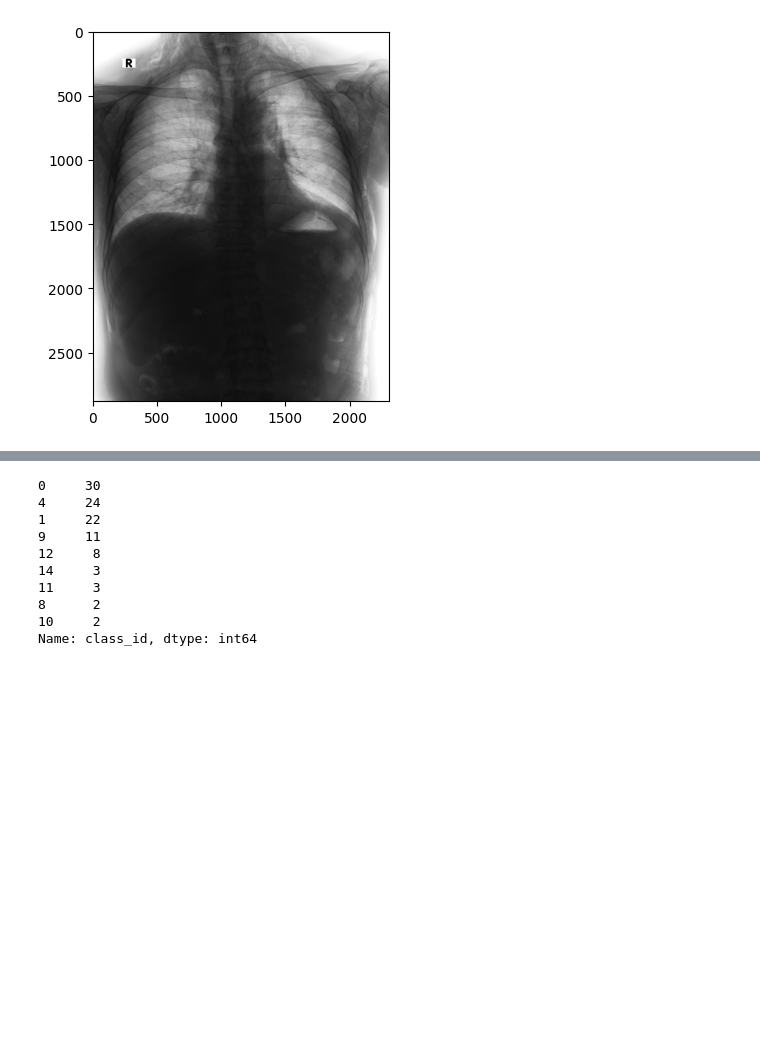
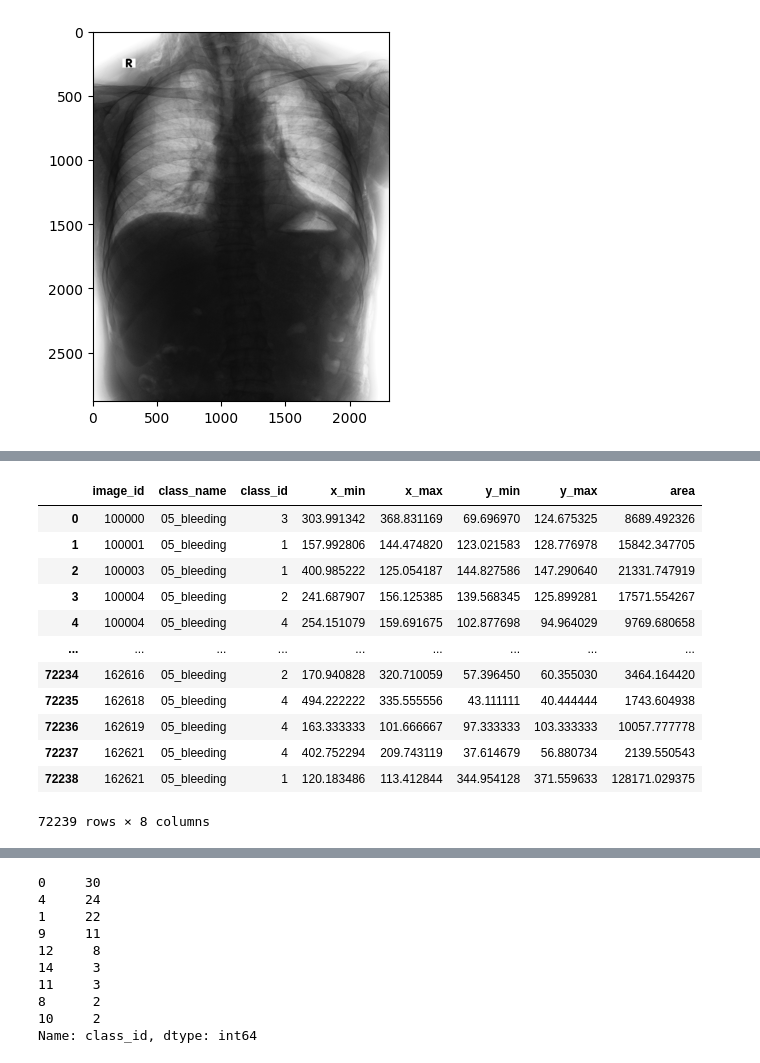
Before and after one commit to bibiana1202/reference_study, a Jupyter notebook: Faster RCNN/lesiondata-fasterrcnn-pytorch-train.ipynb, the cells around one changed output, grey strips where cells are left out. Saved outputs shown, nothing was run; the diff lists cells and outputs as text; code cells hidden in the pictures; blank space fills up the shorter version.

```diff
--- a/Faster RCNN/lesiondata-fasterrcnn-pytorch-train.ipynb
+++ b/Faster RCNN/lesiondata-fasterrcnn-pytorch-train.ipynb
@@ -473,0 +521,8 @@ train_df
+# %%
+# train_annotations.json -> train_df
+import json
+DIR_INPUT = 'C:/A/lesionData/data_coco'
+file_path = DIR_INPUT+"/train_annotations.json"
+
+with open(file_path, 'r') as file:
+    data = json.load(file)
@@ -473,0 +537,32 @@ train_df
+# %%
+import pandas as pd
+
+train_dic={
+    'image_id':[],
+    'class_name':[],
+    'class_id':[],
+    'x_min':[],
+    'x_max':[],
+    'y_min':[],
+    'y_max':[],
+    'area':[]
+}
+
+for i,dic in enumerate(data['annotations']):
+    train_dic['image_id'].append(dic['image_id'])
+    train_dic['class_id'].append(dic['category_id'])
+    if train_dic['class_id'] == 1:
+        train_dic['class_name'].append('01_ulcer')
+    elif train_dic['class_id'] == 2:
+        train_dic['class_name'].append('02_mass')
+    elif train_dic['class_id'] == 3:
+        train_dic['class_name'].append('04_lymph')
+    else:
+        train_dic['class_name'].append('05_bleeding')
+    train_dic['x_min'].append(dic['bbox'][0])
+    train_dic['x_max'].append(dic['bbox'][1])
+    train_dic['y_min'].append(dic['bbox'][2])
+    train_dic['y_max'].append(dic['bbox'][3])
+    train_dic['area'].append(dic['area'])
+
+train_dic
@@ -473,0 +587,17 @@ train_df
+# %%
+train_df=pd.DataFrame(train_dic)
+train_df
+# %% [output]
+|  | image_id | class_name | class_id | x_min | x_max | y_min | y_max | area |
+| 0 | 100000 | 05_bleeding | 3 | 303.991342 | 368.831169 | 69.696970 | 124.675325 | 8689.492326 |
+| 1 | 100001 | 05_bleeding | 1 | 157.992806 | 144.474820 | 123.021583 | 128.776978 | 15842.347705 |
+| 2 | 100003 | 05_bleeding | 1 | 400.985222 | 125.054187 | 144.827586 | 147.290640 | 21331.747919 |
+| 3 | 100004 | 05_bleeding | 2 | 241.687907 | 156.125385 | 139.568345 | 125.899281 | 17571.554267 |
+| 4 | 100004 | 05_bleeding | 4 | 254.151079 | 159.691675 | 102.877698 | 94.964029 | 9769.680658 |
+| ... | ... | ... | ... | ... | ... | ... | ... | ... |
+| 72234 | 162616 | 05_bleeding | 2 | 170.940828 | 320.710059 | 57.396450 | 60.355030 | 3464.164420 |
+| 72235 | 162618 | 05_bleeding | 4 | 494.222222 | 335.555556 | 43.111111 | 40.444444 | 1743.604938 |
+| 72236 | 162619 | 05_bleeding | 4 | 163.333333 | 101.666667 | 97.333333 | 103.333333 | 10057.777778 |
+| 72237 | 162621 | 05_bleeding | 4 | 402.752294 | 209.743119 | 37.614679 | 56.880734 | 2139.550543 |
+| 72238 | 162621 | 05_bleeding | 1 | 120.183486 | 113.412844 | 344.954128 | 371.559633 | 128171.029375 |
+72239 rows × 8 columns
```
Also changed, not shown: parts of 47 cells of this notebook, 4 other files.
